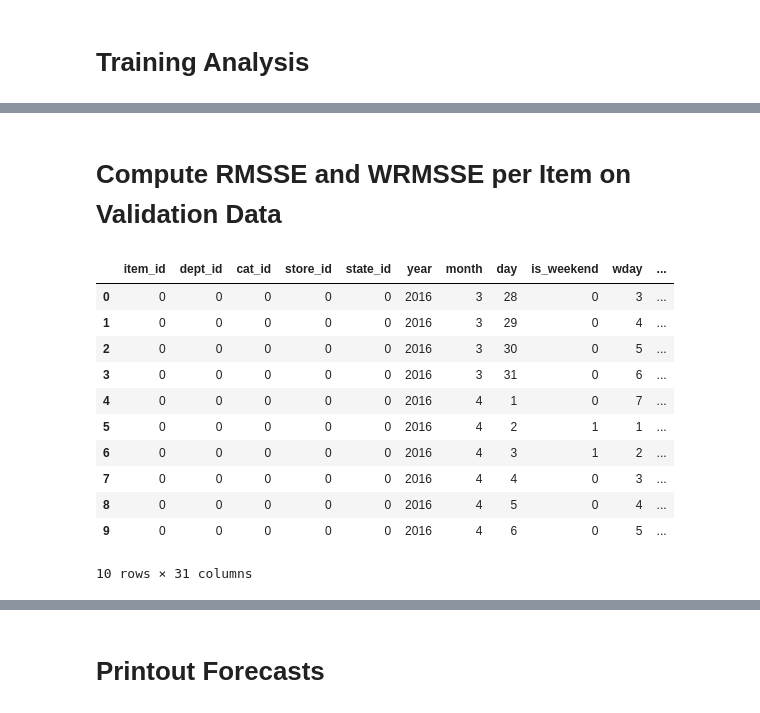
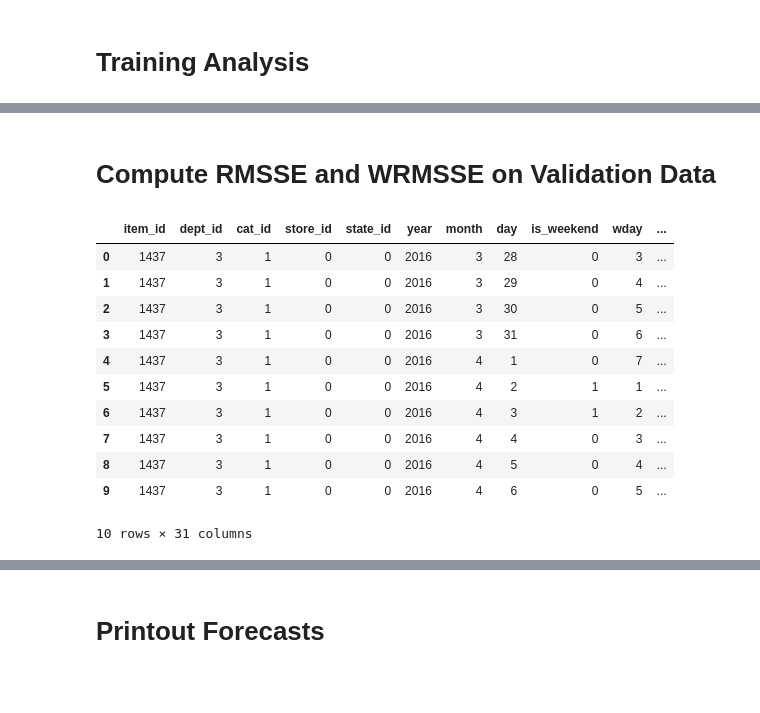
Before and after one commit to dominicdoerig/predicting-sales-data, a Jupyter notebook: m5_challenge/06_gbm_forecasting.ipynb, the cells around one changed output, grey strips where cells are left out. Cells and saved outputs as stored; diff of their text form; code cells hidden in the pictures; blank space fills up the shorter version.

```diff
--- a/m5_challenge/06_gbm_forecasting.ipynb
+++ b/m5_challenge/06_gbm_forecasting.ipynb
@@ -220,27 +229,26 @@ Training for cat_id 0 | wday 5 took 0.01 minutes.
 # %%
+
+
+# keep date here, drop later
 x_pred = df_merged[(df_merged['data_type'] == 'validation')][features]
 x_pred['y_pred'] = np.nan
 
+
 for cat in x_pred.cat_id.drop_duplicates():
-    for wday in x_pred.wday.drop_duplicates():
-        mod = lgb.Booster(
-            model_file=f'{models_path}gbm_cat_id_{cat}_wday_{wday}_{prefix}.txt'
-        )
-        x_pred.loc[(x_pred.wday == wday) & (x_pred.cat_id == cat),'y_pred']= mod.predict(x_pred.loc[
-                x_pred.cat_id == cat].loc[x_pred.wday == wday][features])
+    mod = lgb.Booster(model_file=f'{models_path}gbm_cat_id_{cat}_{prefix}.txt')
+    x_pred.loc[x_pred.cat_id == cat,'y_pred'] = mod.predict(x_pred.loc[x_pred.cat_id == cat][features])
 # %% [markdown]
 # Training Analysis
 # %%
 for cat in x_pred.cat_id.drop_duplicates():
-    for wday in x_pred.wday.drop_duplicates():
-        print(f'\n ***** Computation for cat_id {cat} | wday {wday} *****')
+    print('\n ***** Computation for cat_id ', cat, '*****')
 
-        mod = lgb.Booster(model_file=f'{models_path}gbm_cat_id_{cat}_wday_{wday}_{prefix}.txt')
-        evals = pickle.load(open(f'{models_path}evals_result_cat_id_{cat}_wday_{wday}_{prefix}.pkl', 'rb'))
+    mod = lgb.Booster(model_file=f'{models_path}gbm_cat_id_{cat}_{prefix}.txt')
+    evals = pickle.load(open(f'{models_path}evals_result_cat_id_{cat}_{prefix}.pkl', 'rb'))
 
-        ax = lgb.plot_metric(evals)
-        plt.show()
+    ax = lgb.plot_metric(evals)
+    plt.show()
 
-        ax = lgb.plot_importance(mod, figsize=(10,8))
-        plt.show()
+    ax = lgb.plot_importance(mod, figsize=(10,8))
+    plt.show()
 # %% [output]
@@ -260,37 +264,34 @@ for cat in x_pred.cat_id.drop_duplicates():
 # %% [markdown]
-# Compute RMSSE and WRMSSE per Item on Validation Data
+# Compute RMSSE and WRMSSE on Validation Data
 # %%
 # compute forecasts, error and map it to df_merged to get ids
+
+# create validation set containing all categories
 df_tmp = df_merged.loc[df_merged['data_type'] ==
                           'train'].loc[df_merged['date'] > '2016-03-27'][features].copy()
 df_tmp['y_true'] = df_merged.loc[df_merged['data_type'] ==
                           'train'].loc[df_merged['date'] > '2016-03-27']['sale'].copy()
 
-for cat in x_pred.cat_id.drop_duplicates():
-    for wday in x_pred.wday.drop_duplicates():
-        mod = lgb.Booster(
-            model_file=f'{models_path}gbm_cat_id_{cat}_wday_{wday}_{prefix}.txt'
-        )
-        df_tmp.loc[(df_tmp.wday == wday) & (df_tmp.cat_id == cat),'y_pred']= mod.predict(df_tmp.loc[
-                df_tmp.cat_id == cat].loc[df_tmp.wday == wday][features])
-
+for cat in df_tmp.cat_id.drop_duplicates():
+    mod = lgb.Booster(model_file=f'{models_path}gbm_cat_id_{cat}_{prefix}.txt')
+    df_tmp.loc[df_tmp.cat_id == cat,'y_pred'] = mod.predict(df_tmp.loc[df_tmp.cat_id == cat][features])
 
 df_tmp['error'] = (df_tmp.y_true - df_tmp.y_pred)
 df_tmp = df_tmp.merge(df_merged[['id', 'item_id','dept_id','cat_id', 'store_id', 'state_id']].drop_duplicates())
 
 df_tmp.head(10)
 # %% [output]
 |  | item_id | dept_id | cat_id | store_id | state_id | year | month | day | is_weekend | wday | ... |
-| 0 | 0 | 0 | 0 | 0 | 0 | 2016 | 3 | 28 | 0 | 3 | ... |
-| 1 | 0 | 0 | 0 | 0 | 0 | 2016 | 3 | 29 | 0 | 4 | ... |
-| 2 | 0 | 0 | 0 | 0 | 0 | 2016 | 3 | 30 | 0 | 5 | ... |
-| 3 | 0 | 0 | 0 | 0 | 0 | 2016 | 3 | 31 | 0 | 6 | ... |
-| 4 | 0 | 0 | 0 | 0 | 0 | 2016 | 4 | 1 | 0 | 7 | ... |
-| 5 | 0 | 0 | 0 | 0 | 0 | 2016 | 4 | 2 | 1 | 1 | ... |
-| 6 | 0 | 0 | 0 | 0 | 0 | 2016 | 4 | 3 | 1 | 2 | ... |
-| 7 | 0 | 0 | 0 | 0 | 0 | 2016 | 4 | 4 | 0 | 3 | ... |
-| 8 | 0 | 0 | 0 | 0 | 0 | 2016 | 4 | 5 | 0 | 4 | ... |
-| 9 | 0 | 0 | 0 | 0 | 0 | 2016 | 4 | 6 | 0 | 5 | ... |
+| 0 | 1437 | 3 | 1 | 0 | 0 | 2016 | 3 | 28 | 0 | 3 | ... |
+| 1 | 1437 | 3 | 1 | 0 | 0 | 2016 | 3 | 29 | 0 | 4 | ... |
+| 2 | 1437 | 3 | 1 | 0 | 0 | 2016 | 3 | 30 | 0 | 5 | ... |
+| 3 | 1437 | 3 | 1 | 0 | 0 | 2016 | 3 | 31 | 0 | 6 | ... |
+| 4 | 1437 | 3 | 1 | 0 | 0 | 2016 | 4 | 1 | 0 | 7 | ... |
+| 5 | 1437 | 3 | 1 | 0 | 0 | 2016 | 4 | 2 | 1 | 1 | ... |
+| 6 | 1437 | 3 | 1 | 0 | 0 | 2016 | 4 | 3 | 1 | 2 | ... |
+| 7 | 1437 | 3 | 1 | 0 | 0 | 2016 | 4 | 4 | 0 | 3 | ... |
+| 8 | 1437 | 3 | 1 | 0 | 0 | 2016 | 4 | 5 | 0 | 4 | ... |
+| 9 | 1437 | 3 | 1 | 0 | 0 | 2016 | 4 | 6 | 0 | 5 | ... |
 10 rows × 31 columns
 # %%
 # compute RMSSE and store it in dict
```
Also changed, not shown: parts of 17 cells of this notebook.
